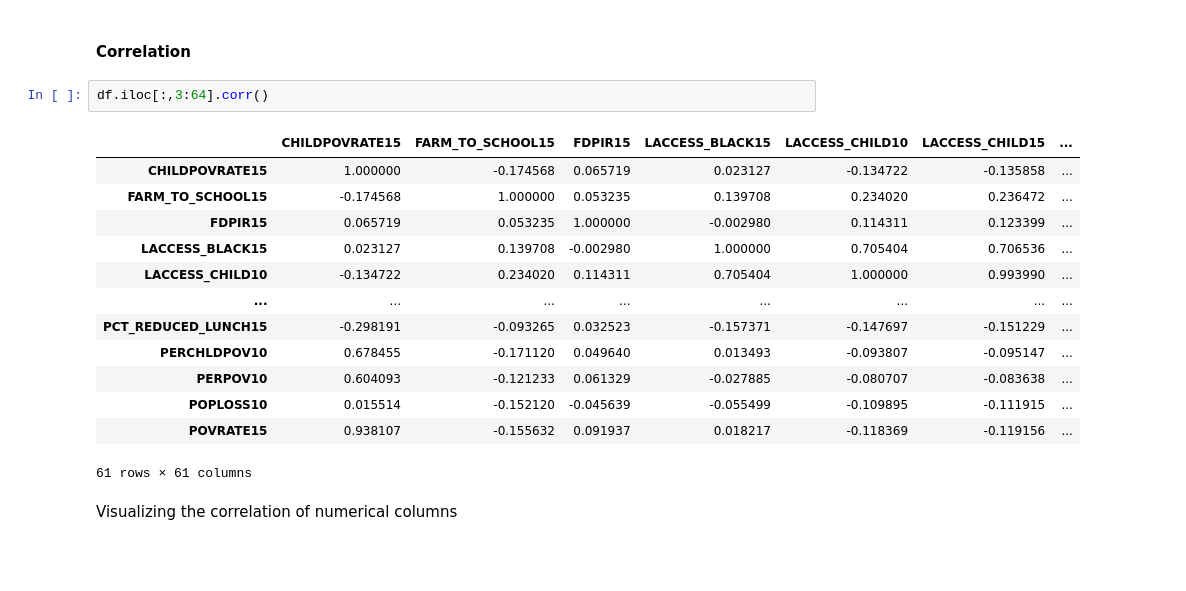
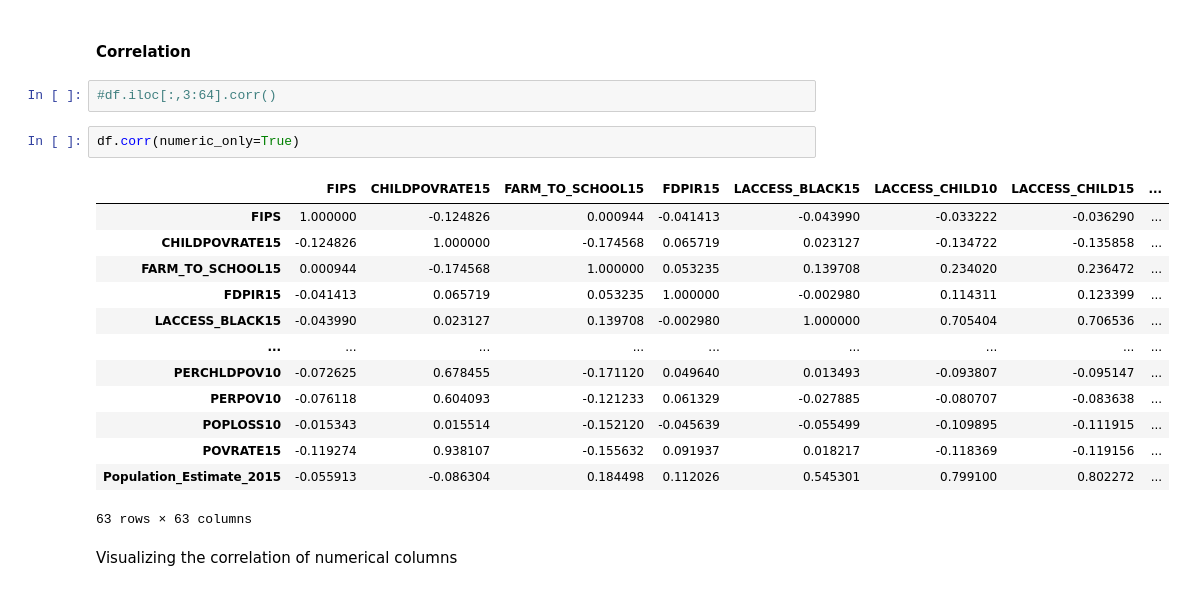
Before and after one commit to gabbycjames/DataScience_Capstone, a Jupyter notebook: EDA.ipynb, the cells around one changed output. Saved outputs shown, nothing was run; the diff lists cells and outputs as text; blank space fills up the shorter version.

```diff
--- a/EDA.ipynb
+++ b/EDA.ipynb
@@ -85,21 +80,23 @@ plt.show()
 # %% [markdown]
 #### Correlation
 # %%
-df.iloc[:,3:64].corr()
+#df.iloc[:,3:64].corr()
-# %% [output]
-|  | CHILDPOVRATE15 | FARM_TO_SCHOOL15 | FDPIR15 | LACCESS_BLACK15 | LACCESS_CHILD10 | LACCESS_CHILD15 | ... |
-| CHILDPOVRATE15 | 1.000000 | -0.174568 | 0.065719 | 0.023127 | -0.134722 | -0.135858 | ... |
-| FARM_TO_SCHOOL15 | -0.174568 | 1.000000 | 0.053235 | 0.139708 | 0.234020 | 0.236472 | ... |
-| FDPIR15 | 0.065719 | 0.053235 | 1.000000 | -0.002980 | 0.114311 | 0.123399 | ... |
-| LACCESS_BLACK15 | 0.023127 | 0.139708 | -0.002980 | 1.000000 | 0.705404 | 0.706536 | ... |
-| LACCESS_CHILD10 | -0.134722 | 0.234020 | 0.114311 | 0.705404 | 1.000000 | 0.993990 | ... |
-| ... | ... | ... | ... | ... | ... | ... | ... |
-| PCT_REDUCED_LUNCH15 | -0.298191 | -0.093265 | 0.032523 | -0.157371 | -0.147697 | -0.151229 | ... |
-| PERCHLDPOV10 | 0.678455 | -0.171120 | 0.049640 | 0.013493 | -0.093807 | -0.095147 | ... |
-| PERPOV10 | 0.604093 | -0.121233 | 0.061329 | -0.027885 | -0.080707 | -0.083638 | ... |
-| POPLOSS10 | 0.015514 | -0.152120 | -0.045639 | -0.055499 | -0.109895 | -0.111915 | ... |
-| POVRATE15 | 0.938107 | -0.155632 | 0.091937 | 0.018217 | -0.118369 | -0.119156 | ... |
-61 rows × 61 columns
+# %%
+df.corr(numeric_only=True)
+# %% [output]
+|  | FIPS | CHILDPOVRATE15 | FARM_TO_SCHOOL15 | FDPIR15 | LACCESS_BLACK15 | LACCESS_CHILD10 | LACCESS_CHILD15 | ... |
+| FIPS | 1.000000 | -0.124826 | 0.000944 | -0.041413 | -0.043990 | -0.033222 | -0.036290 | ... |
+| CHILDPOVRATE15 | -0.124826 | 1.000000 | -0.174568 | 0.065719 | 0.023127 | -0.134722 | -0.135858 | ... |
+| FARM_TO_SCHOOL15 | 0.000944 | -0.174568 | 1.000000 | 0.053235 | 0.139708 | 0.234020 | 0.236472 | ... |
+| FDPIR15 | -0.041413 | 0.065719 | 0.053235 | 1.000000 | -0.002980 | 0.114311 | 0.123399 | ... |
+| LACCESS_BLACK15 | -0.043990 | 0.023127 | 0.139708 | -0.002980 | 1.000000 | 0.705404 | 0.706536 | ... |
+| ... | ... | ... | ... | ... | ... | ... | ... | ... |
+| PERCHLDPOV10 | -0.072625 | 0.678455 | -0.171120 | 0.049640 | 0.013493 | -0.093807 | -0.095147 | ... |
+| PERPOV10 | -0.076118 | 0.604093 | -0.121233 | 0.061329 | -0.027885 | -0.080707 | -0.083638 | ... |
+| POPLOSS10 | -0.015343 | 0.015514 | -0.152120 | -0.045639 | -0.055499 | -0.109895 | -0.111915 | ... |
+| POVRATE15 | -0.119274 | 0.938107 | -0.155632 | 0.091937 | 0.018217 | -0.118369 | -0.119156 | ... |
+| Population_Estimate_2015 | -0.055913 | -0.086304 | 0.184498 | 0.112026 | 0.545301 | 0.799100 | 0.802272 | ... |
+63 rows × 63 columns
 # %% [markdown]
 Visualizing the correlation of numerical columns
 # %%
```
Also changed, not shown: parts of 3 cells of this notebook.
